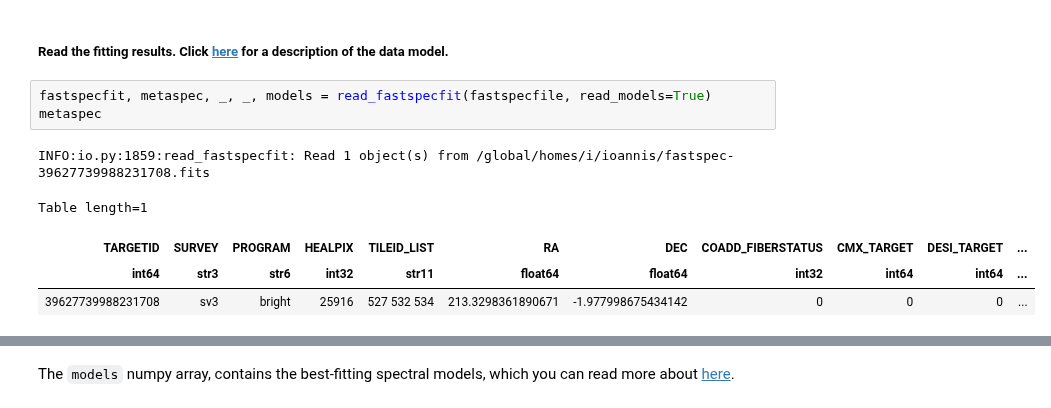
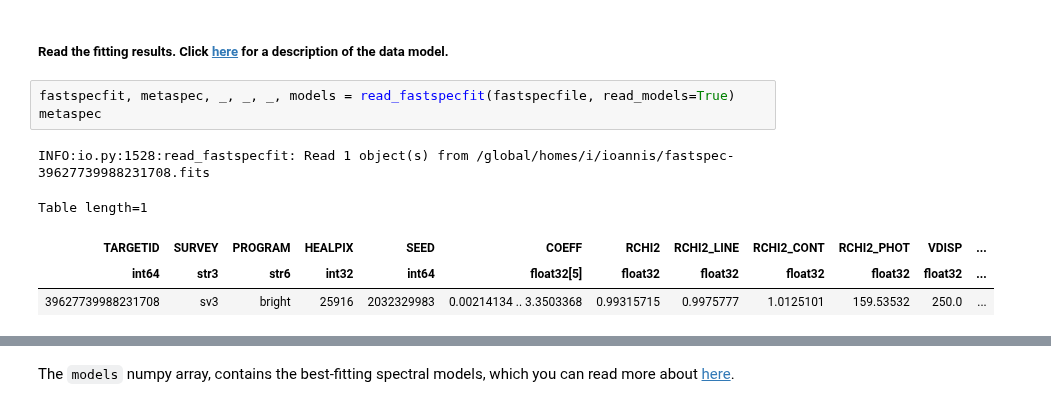
Before and after one commit to desihub/fastspecfit, a Jupyter notebook: doc/nb/tutorial-fastspecfit.ipynb, the cells around one changed output, grey strips where cells are left out. Saved outputs shown, nothing was run; the diff lists cells and outputs as text.

```diff
--- a/doc/nb/tutorial-fastspecfit.ipynb
+++ b/doc/nb/tutorial-fastspecfit.ipynb
@@ -128,14 +127,14 @@ _ = ax.axis('off')
 # %% [markdown]
 ##### Read the fitting results. Click [here](https://fastspecfit.readthedocs.io/en/latest/fastspec.html) for a description of the data model.
 # %%
-fastspecfit, metaspec, _, _, models = read_fastspecfit(fastspecfile, read_models=True)
+fastspecfit, metaspec, _, _, _, models = read_fastspecfit(fastspecfile, read_models=True)
 metaspec
 # %% [output]
-INFO:io.py:1859:read_fastspecfit: Read 1 object(s) from /global/homes/i/ioannis/fastspec-39627739988231708.fits
+INFO:io.py:1528:read_fastspecfit: Read 1 object(s) from /global/homes/i/ioannis/fastspec-39627739988231708.fits
 Table length=1
-| TARGETID | SURVEY | PROGRAM | HEALPIX | TILEID_LIST | RA | DEC | COADD_FIBERSTATUS | CMX_TARGET | DESI_TARGET | ... |
-| int64 | str3 | str6 | int32 | str11 | float64 | float64 | int32 | int64 | int64 | ... |
-| 39627739988231708 | sv3 | bright | 25916 | 527 532 534 | 213.3298361890671 | -1.977998675434142 | 0 | 0 | 0 | ... |
+| TARGETID | SURVEY | PROGRAM | HEALPIX | SEED | COEFF | RCHI2 | RCHI2_LINE | RCHI2_CONT | RCHI2_PHOT | VDISP | ... |
+| int64 | str3 | str6 | int32 | int64 | float32[5] | float32 | float32 | float32 | float32 | float32 | ... |
+| 39627739988231708 | sv3 | bright | 25916 | 2032329983 | 0.00214134 .. 3.3503368 | 0.99315715 | 0.9975777 | 1.0125101 | 159.53532 | 250.0 | ... |
 # %%
 fastspecfit
 # %% [output]
```
Also changed, not shown: parts of 15 cells of this notebook, 2 other files.
